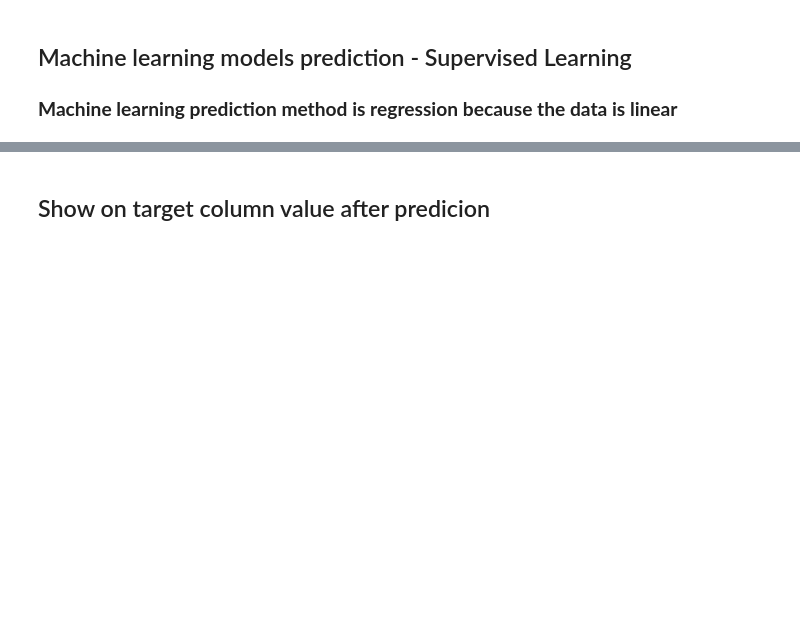
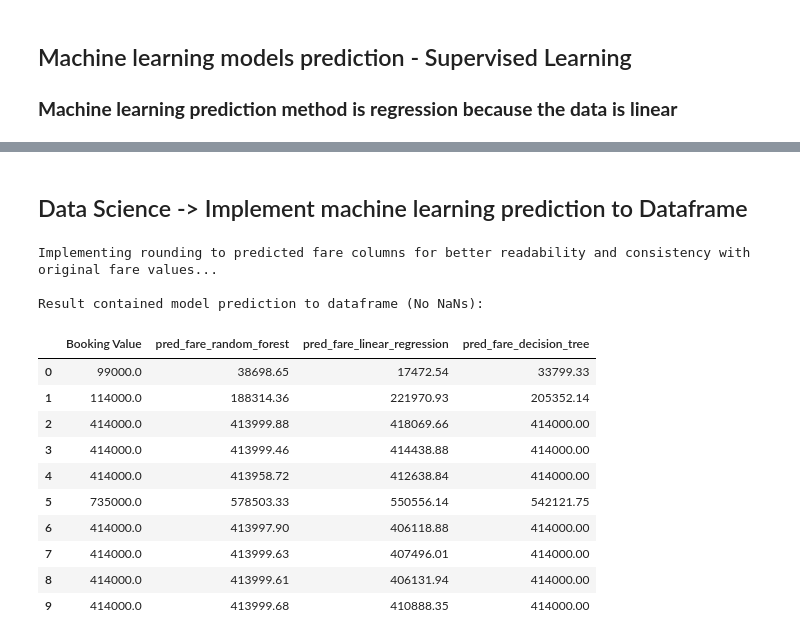
Before and after one commit to Mipjeiger/Taxi-trip-end-to-end-engineering, a Jupyter notebook: production/backend/database/data_science_engineering.ipynb, the cells around one changed output, grey strips where cells are left out. Drawn from its saved outputs; the diff is of its cells as text; code cells hidden in the pictures; blank space fills up the shorter version.

```diff
--- a/production/backend/database/data_science_engineering.ipynb
+++ b/production/backend/database/data_science_engineering.ipynb
@@ -268,2 +354,2 @@ KeyboardInterrupt:
 # %% [markdown]
-## Show on target column value after predicion
+## Data Science -> Implement machine learning prediction to Dataframe
@@ -271,0 +356,35 @@ KeyboardInterrupt:
+# %%
+print("\nImplementing rounding to predicted fare columns for better readability and consistency with original fare values...")
+pred_cols = [
+    "pred_fare_random_forest",
+    "pred_fare_linear_regression",
+    "pred_fare_decision_tree"
+]
+
+# apply rounding to the predicted fare columns
+df_clean[pred_cols] = df_clean[pred_cols].round(2)
+
+# Data science: Predict all rows to implement in production
+X_scaled_all = scaler.transform(X)
+
+df_clean['pred_fare_random_forest'] = MODELS['Random Forest'].predict(X_scaled_all).round(2)
+df_clean['pred_fare_linear_regression'] = MODELS['Linear Regression'].predict(X_scaled_all).round(2)
+df_clean['pred_fare_decision_tree'] = MODELS['Decision Tree'].predict(X_scaled_all).round(2)
+
+print("\nResult contained model prediction to dataframe (No NaNs):")
+df_clean[['Booking Value', 'pred_fare_random_forest', 'pred_fare_linear_regression', 'pred_fare_decision_tree']].head(10)
+# %% [output]
+Implementing rounding to predicted fare columns for better readability and consistency with original fare values...
+
+Result contained model prediction to dataframe (No NaNs):
+|  | Booking Value | pred_fare_random_forest | pred_fare_linear_regression | pred_fare_decision_tree |
+| 0 | 99000.0 | 38698.65 | 17472.54 | 33799.33 |
+| 1 | 114000.0 | 188314.36 | 221970.93 | 205352.14 |
+| 2 | 414000.0 | 413999.88 | 418069.66 | 414000.00 |
+| 3 | 414000.0 | 413999.46 | 414438.88 | 414000.00 |
+| 4 | 414000.0 | 413958.72 | 412638.84 | 414000.00 |
+| 5 | 735000.0 | 578503.33 | 550556.14 | 542121.75 |
+| 6 | 414000.0 | 413997.90 | 406118.88 | 414000.00 |
+| 7 | 414000.0 | 413999.63 | 407496.01 | 414000.00 |
+| 8 | 414000.0 | 413999.61 | 406131.94 | 414000.00 |
+| 9 | 414000.0 | 413999.68 | 410888.35 | 414000.00 |
```
Also changed, not shown: parts of 9 cells of this notebook, 5 other files.
